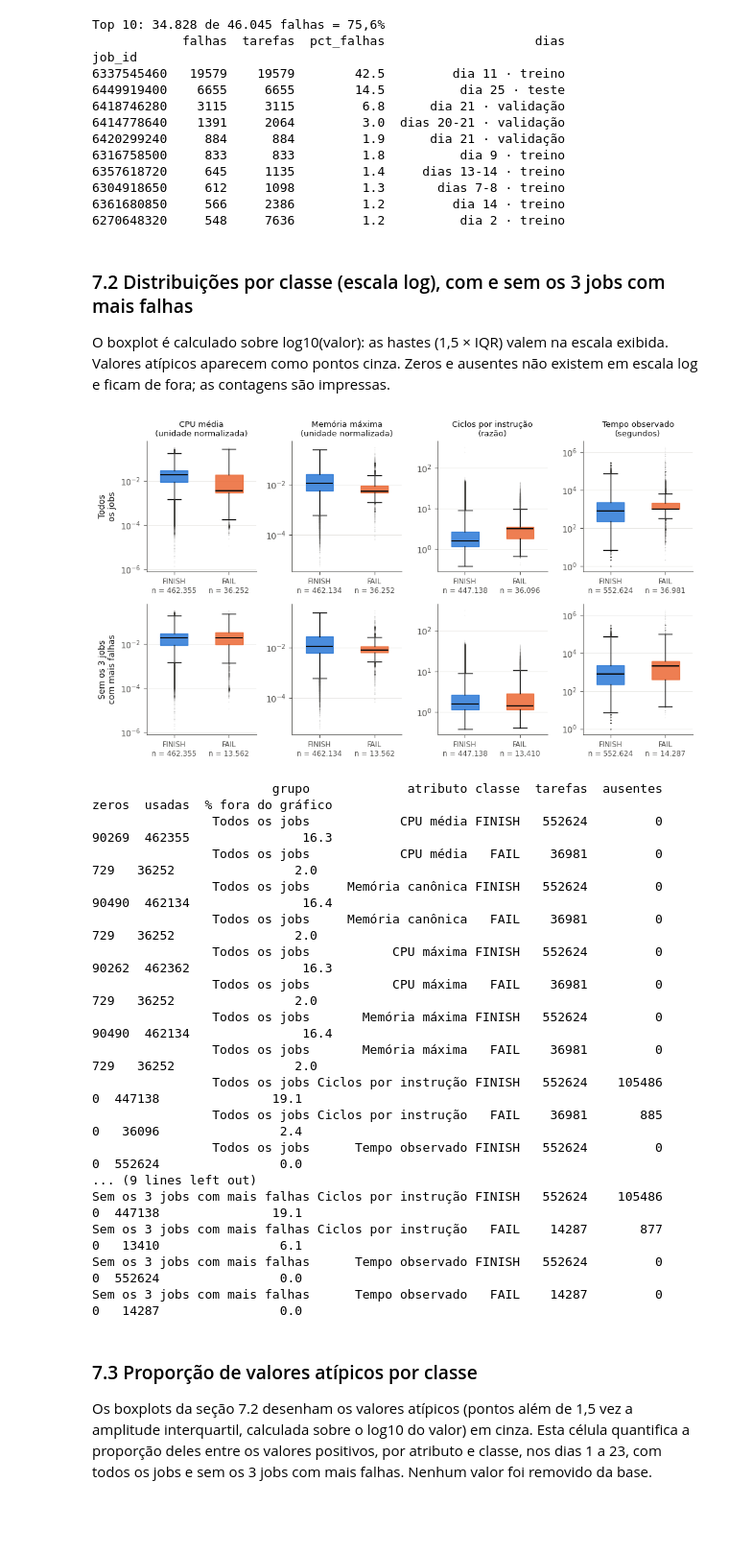
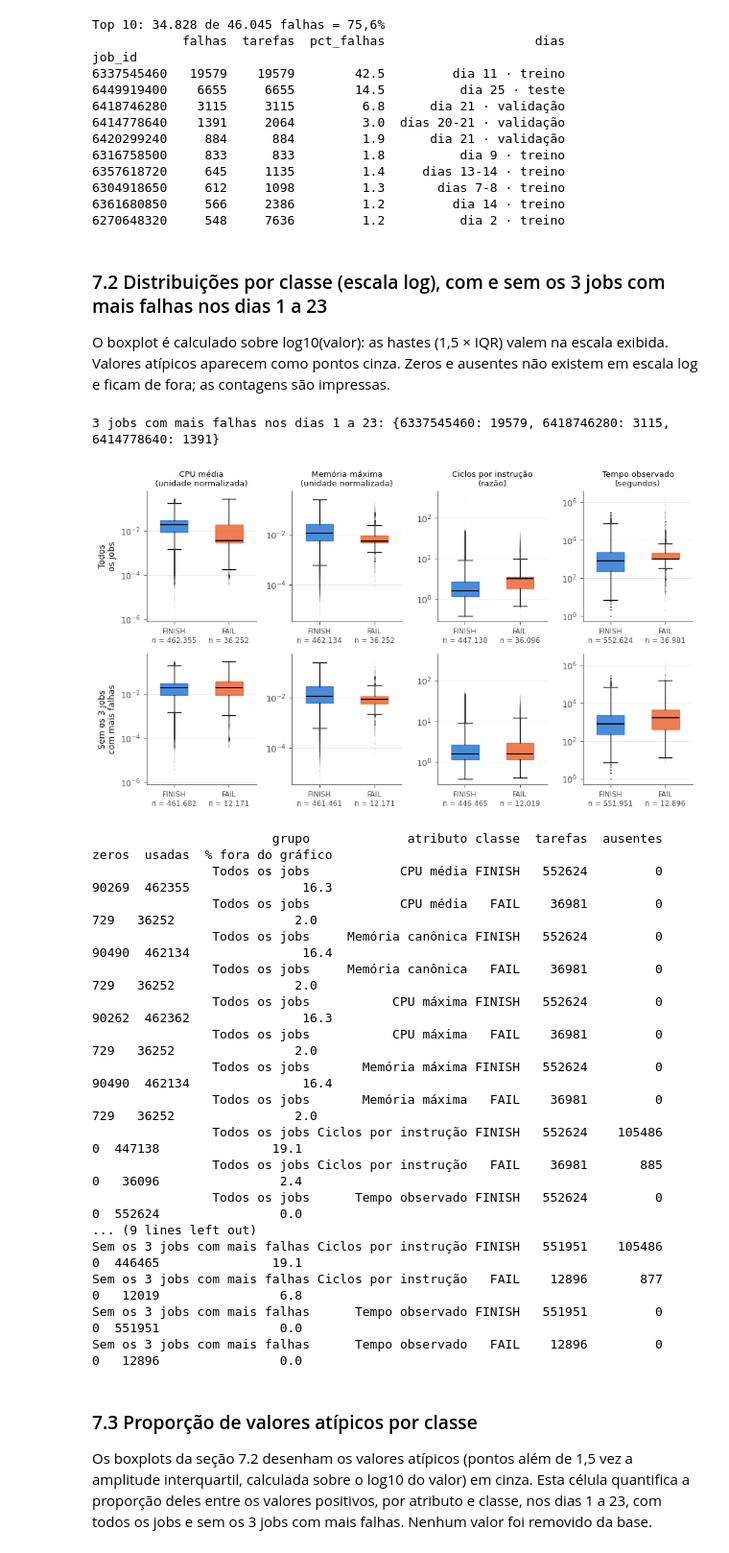
Before and after one commit to trsantanarural/predicao-falhas-tarefas, a Jupyter notebook: notebooks/03_analise_exploratoria.ipynb, the cells around one changed output. Shown at 96% size. Saved outputs shown, nothing was run; the diff lists cells and outputs as text; code cells hidden in the pictures; blank space fills up the shorter version.

```diff
--- a/notebooks/03_analise_exploratoria.ipynb
+++ b/notebooks/03_analise_exploratoria.ipynb
@@ -234,7 +239,7 @@ job_id
 6361680850     566     2386         1.2         dia 14 · treino
 6270648320     548     7636         1.2          dia 2 · treino
 # %% [markdown]
-### 7.2 Distribuições por classe (escala log), com e sem os 3 jobs com mais falhas
+### 7.2 Distribuições por classe (escala log), com e sem os 3 jobs com mais falhas nos dias 1 a 23
 O boxplot é calculado sobre log10(valor): as hastes (1,5 × IQR) valem na escala exibida.
 Valores atípicos aparecem como pontos cinza. Zeros e ausentes não existem em escala log e ficam de fora; as contagens são impressas.
 # %%
@@ -245,8 +250,10 @@ fig_attrs = ['cpu_rate', 'max_mem', 'cpi', 'tempo_obs']
 UNID = {'cpu_rate': 'unidade normalizada', 'max_mem': 'unidade normalizada',
         'cpi': 'razão', 'tempo_obs': 'segundos'}
 
-# Obtém os 3 jobs com mais falhas que estão na série 'fj'
-top3 = fj.head(3).index
+# 3 jobs com mais falhas dentro dos dias 1 a 23 (os mesmos dias das comparações)
+fj_tr = tr[tr.falha == 1].groupby('job_id').size().sort_values(ascending=False)
+top3 = fj_tr.head(3).index
+print('3 jobs com mais falhas nos dias 1 a 23:', fj_tr.head(3).to_dict())
 grupos = [('Todos\nos jobs', tr), ('Sem os 3 jobs\ncom mais falhas', tr[~tr.job_id.isin(top3)])]
 
 def log_por_classe(df, c):
@@ -264,51 +271,52 @@ for i, (rotulo, df) in enumerate(grupos):
                         flierprops=dict(marker='.', markersize=2, markerfacecolor=TXT2,
                                         markeredgecolor='none', alpha=0.15, rasterized=True))
         for patch, cor in zip(bp['boxes'], (AZUL, LARANJA)):
             patch.set_facecolor(cor); patch.set_alpha(0.85); patch.set_edgecolor(cor)
         ax.set_xticks([1, 2])
         ax.set_xticklabels([f'FINISH\nn = {milhar(len(dados[0]))}', f'FAIL\nn = {milhar(len(dados[1]))}'], fontsize=8.5)
         ax.yaxis.set_major_locator(MaxNLocator(integer=True, nbins=5))
         ax.yaxis.set_major_formatter(FuncFormatter(lambda v, _: f'$10^{{{int(round(v))}}}$'))
         ax.grid(axis='x', visible=False)
         if i == 0:
             ax.set_title(f'{NOMES[c]}\n({UNID[c]})', fontsize=9.5, color=TXT)
         if j == 0:
             ax.set_ylabel(rotulo, fontsize=10, color=TXT)
 fig.tight_layout()
 fig.savefig(f'{FIG}/atributos_por_classe.png', dpi=200)
 plt.show()
 
 # Zeros e ausentes não entram no gráfico (escala log), por grupo, atributo e classe
 linhas = []
 for rotulo, df in grupos:
     for c in sel:
         for k, classe in ((0, 'FINISH'), (1, 'FAIL')):
             s = df.loc[df.falha == k, c]
             linhas.append({'grupo': rotulo.replace('\n', ' '), 'atributo': NOMES[c], 'classe': classe,
                            'tarefas': len(s), 'ausentes': int(s.isna().sum()),
                            'zeros': int((s == 0).sum()), 'usadas': int((s > 0).sum())})
 excl = pd.DataFrame(linhas)
 excl['% fora do gráfico'] = ((excl.tarefas - excl.usadas) / excl.tarefas * 100).round(1)
 print(excl.to_string(index=False))
 # %% [output]
+3 jobs com mais falhas nos dias 1 a 23: {6337545460: 19579, 6418746280: 3115, 6414778640: 1391}
-[figure, old version]
+[figure, new version]
-                        grupo             atributo classe  tarefas  ausentes  zeros  usadas  % fora do gráfico
-                Todos os jobs            CPU média FINISH   552624         0  90269  462355               16.3
-                Todos os jobs            CPU média   FAIL    36981         0    729   36252                2.0
-                Todos os jobs     Memória canônica FINISH   552624         0  90490  462134               16.4
-                Todos os jobs     Memória canônica   FAIL    36981         0    729   36252                2.0
-                Todos os jobs           CPU máxima FINISH   552624         0  90262  462362               16.3
-                Todos os jobs           CPU máxima   FAIL    36981         0    729   36252                2.0
-                Todos os jobs       Memória máxima FINISH   552624         0  90490  462134               16.4
-                Todos os jobs       Memória máxima   FAIL    36981         0    729   36252                2.0
-                Todos os jobs Ciclos por instrução FINISH   552624    105486      0  447138               19.1
-                Todos os jobs Ciclos por instrução   FAIL    36981       885      0   36096                2.4
-                Todos os jobs      Tempo observado FINISH   552624         0      0  552624                0.0
-... (9 lines left out)
-Sem os 3 jobs com mais falhas Ciclos por instrução FINISH   552624    105486      0  447138               19.1
-Sem os 3 jobs com mais falhas Ciclos por instrução   FAIL    14287       877      0   13410                6.1
-Sem os 3 jobs com mais falhas      Tempo observado FINISH   552624         0      0  552624                0.0
-Sem os 3 jobs com mais falhas      Tempo observado   FAIL    14287         0      0   14287                0.0
+                        grupo             atributo classe  tarefas  ausentes  zeros  usadas  % fora do gráfico
+                Todos os jobs            CPU média FINISH   552624         0  90269  462355               16.3
+                Todos os jobs            CPU média   FAIL    36981         0    729   36252                2.0
+                Todos os jobs     Memória canônica FINISH   552624         0  90490  462134               16.4
+                Todos os jobs     Memória canônica   FAIL    36981         0    729   36252                2.0
+                Todos os jobs           CPU máxima FINISH   552624         0  90262  462362               16.3
+                Todos os jobs           CPU máxima   FAIL    36981         0    729   36252                2.0
+                Todos os jobs       Memória máxima FINISH   552624         0  90490  462134               16.4
+                Todos os jobs       Memória máxima   FAIL    36981         0    729   36252                2.0
+                Todos os jobs Ciclos por instrução FINISH   552624    105486      0  447138               19.1
+                Todos os jobs Ciclos por instrução   FAIL    36981       885      0   36096                2.4
+                Todos os jobs      Tempo observado FINISH   552624         0      0  552624                0.0
+... (9 lines left out)
+Sem os 3 jobs com mais falhas Ciclos por instrução FINISH   551951    105486      0  446465               19.1
+Sem os 3 jobs com mais falhas Ciclos por instrução   FAIL    12896       877      0   12019                6.8
+Sem os 3 jobs com mais falhas      Tempo observado FINISH   551951         0      0  551951                0.0
+Sem os 3 jobs com mais falhas      Tempo observado   FAIL    12896         0      0   12896                0.0
 # %% [markdown]
 ### 7.3 Proporção de valores atípicos por classe
    Os boxplots da seção 7.2 desenham os valores atípicos (pontos além de 1,5 vez a amplitude interquartil, calculada sobre o log10 do valor) em cinza. Esta célula quantifica a proporção deles entre os valores positivos, por atributo e classe, nos dias 1 a 23, com todos os jobs e sem os 3 jobs com mais falhas. Nenhum valor foi removido da base.
```
Also changed, not shown: parts of 11 cells of this notebook.
